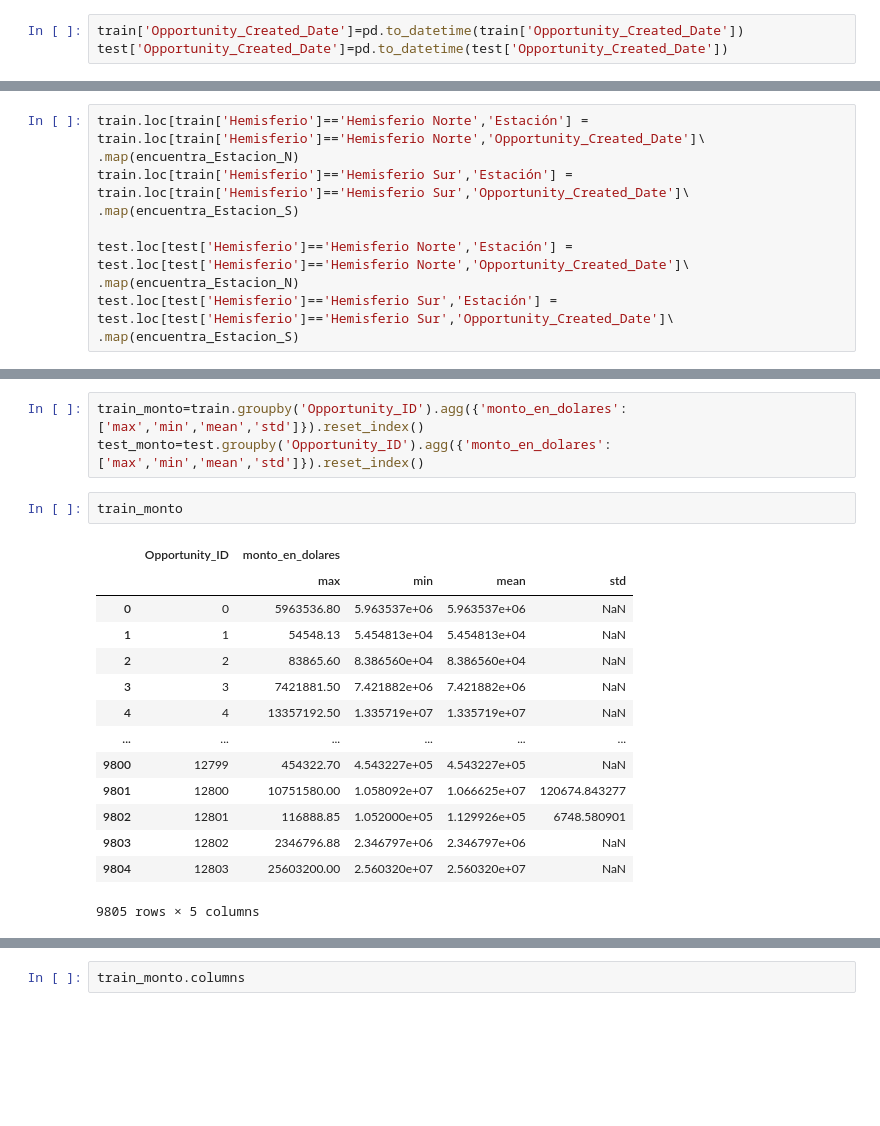
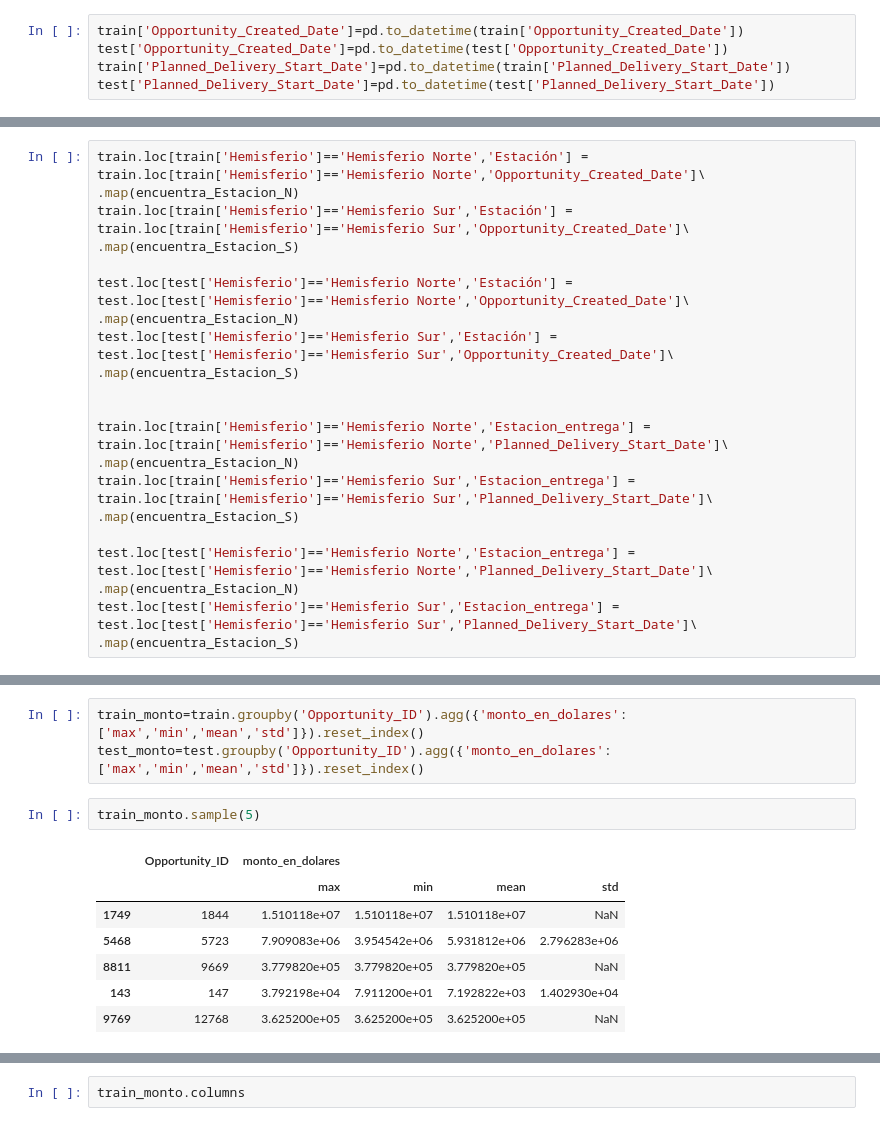
Before and after one commit to miguelAfonzalida/TP2_Orga_Datos_2C-2020, a Jupyter notebook: Preprocesamiento y Creacion de Features.ipynb, the cells around one changed output, grey strips where cells are left out. Cells and saved outputs as stored; diff of their text form; blank space fills up the shorter version.

```diff
--- a/Preprocesamiento y Creacion de Features.ipynb
+++ b/Preprocesamiento y Creacion de Features.ipynb
@@ -344,6 +230,8 @@ set(train.Territory)
 # %%
 train['Opportunity_Created_Date']=pd.to_datetime(train['Opportunity_Created_Date'])
 test['Opportunity_Created_Date']=pd.to_datetime(test['Opportunity_Created_Date'])
+train['Planned_Delivery_Start_Date']=pd.to_datetime(train['Planned_Delivery_Start_Date'])
+test['Planned_Delivery_Start_Date']=pd.to_datetime(test['Planned_Delivery_Start_Date'])
 # %%
 def encuentra_Estacion_N(date):
     year = str(date.year)
@@ -382,4 +270,15 @@ test.loc[test['Hemisferio']=='Hemisferio Norte','Estación'] = test.loc[test['He
 .map(encuentra_Estacion_N)
 test.loc[test['Hemisferio']=='Hemisferio Sur','Estación'] = test.loc[test['Hemisferio']=='Hemisferio Sur','Opportunity_Created_Date']\
 .map(encuentra_Estacion_S)
+
+
+train.loc[train['Hemisferio']=='Hemisferio Norte','Estacion_entrega'] = train.loc[train['Hemisferio']=='Hemisferio Norte','Planned_Delivery_Start_Date']\
+.map(encuentra_Estacion_N)
+train.loc[train['Hemisferio']=='Hemisferio Sur','Estacion_entrega'] = train.loc[train['Hemisferio']=='Hemisferio Sur','Planned_Delivery_Start_Date']\
+.map(encuentra_Estacion_S)
+
+test.loc[test['Hemisferio']=='Hemisferio Norte','Estacion_entrega'] = test.loc[test['Hemisferio']=='Hemisferio Norte','Planned_Delivery_Start_Date']\
+.map(encuentra_Estacion_N)
+test.loc[test['Hemisferio']=='Hemisferio Sur','Estacion_entrega'] = test.loc[test['Hemisferio']=='Hemisferio Sur','Planned_Delivery_Start_Date']\
+.map(encuentra_Estacion_S)
 # %%
@@ -693,20 +494,13 @@ test.monto_en_dolares=test.monto_en_dolares.astype('float')
 train_monto=train.groupby('Opportunity_ID').agg({'monto_en_dolares':['max','min','mean','std']}).reset_index()
 test_monto=test.groupby('Opportunity_ID').agg({'monto_en_dolares':['max','min','mean','std']}).reset_index()
 # %%
-train_monto
+train_monto.sample(5)
 # %% [output]
 |  | Opportunity_ID | monto_en_dolares |  |  |  |
 |  |  | max | min | mean | std |
-| 0 | 0 | 5963536.80 | 5.963537e+06 | 5.963537e+06 | NaN |
-| 1 | 1 | 54548.13 | 5.454813e+04 | 5.454813e+04 | NaN |
-| 2 | 2 | 83865.60 | 8.386560e+04 | 8.386560e+04 | NaN |
-| 3 | 3 | 7421881.50 | 7.421882e+06 | 7.421882e+06 | NaN |
-| 4 | 4 | 13357192.50 | 1.335719e+07 | 1.335719e+07 | NaN |
-| ... | ... | ... | ... | ... | ... |
-| 9800 | 12799 | 454322.70 | 4.543227e+05 | 4.543227e+05 | NaN |
-| 9801 | 12800 | 10751580.00 | 1.058092e+07 | 1.066625e+07 | 120674.843277 |
-| 9802 | 12801 | 116888.85 | 1.052000e+05 | 1.129926e+05 | 6748.580901 |
-| 9803 | 12802 | 2346796.88 | 2.346797e+06 | 2.346797e+06 | NaN |
-| 9804 | 12803 | 25603200.00 | 2.560320e+07 | 2.560320e+07 | NaN |
+| 1749 | 1844 | 1.510118e+07 | 1.510118e+07 | 1.510118e+07 | NaN |
+| 5468 | 5723 | 7.909083e+06 | 3.954542e+06 | 5.931812e+06 | 2.796283e+06 |
+| 8811 | 9669 | 3.779820e+05 | 3.779820e+05 | 3.779820e+05 | NaN |
+| 143 | 147 | 3.792198e+04 | 7.911200e+01 | 7.192822e+03 | 1.402930e+04 |
+| 9769 | 12768 | 3.625200e+05 | 3.625200e+05 | 3.625200e+05 | NaN |
-9805 rows × 5 columns
 # %%
```
Also changed, not shown: parts of 45 cells of this notebook, 5 other files.
